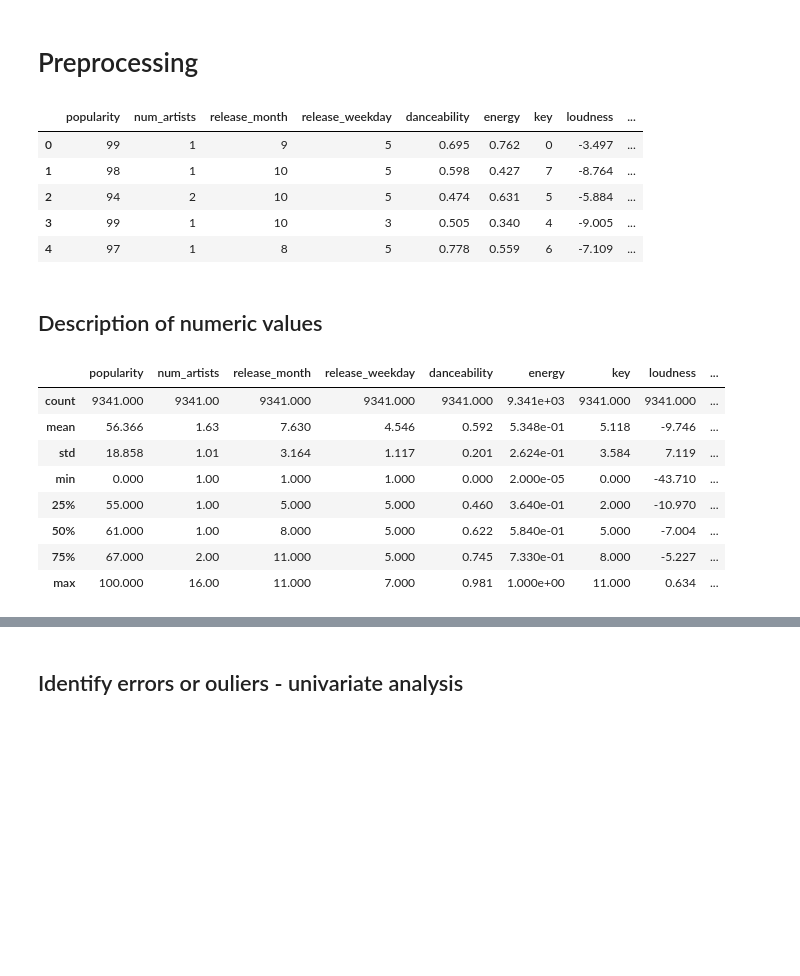
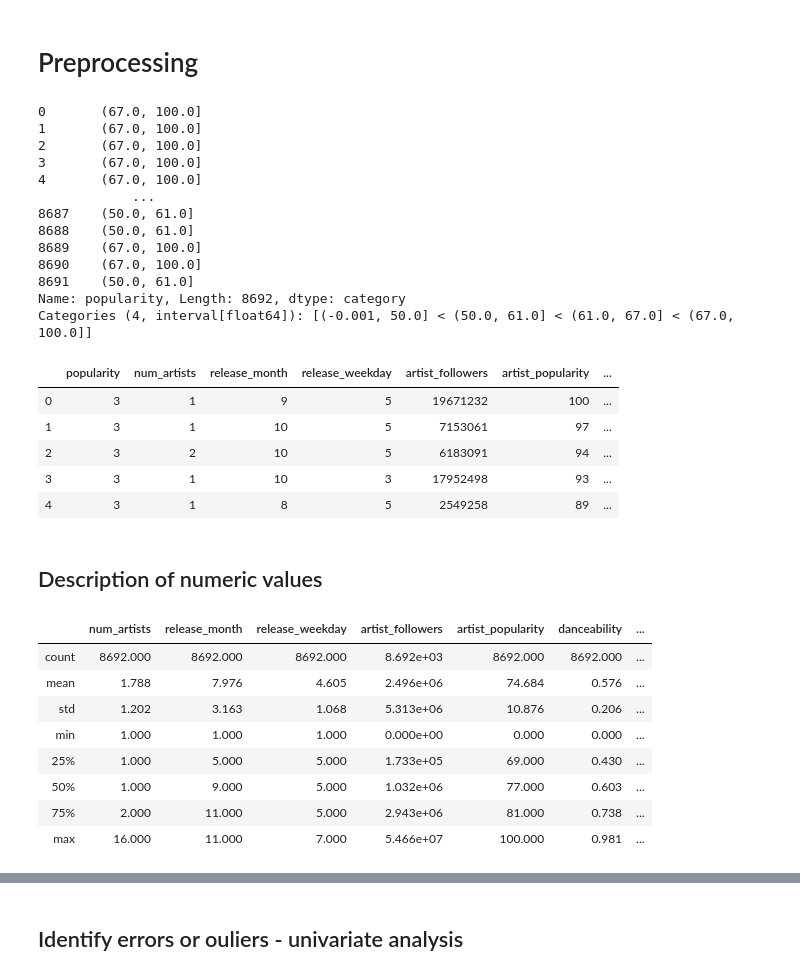
Before and after one commit to feliperamis/spotify-track-prediction, a Jupyter notebook: test-notebooks/preprocessing.ipynb, the cells around one changed output, grey strips where cells are left out. Saved outputs shown, nothing was run; the diff lists cells and outputs as text; code cells hidden in the pictures; blank space fills up the shorter version.

```diff
--- a/test-notebooks/preprocessing.ipynb
+++ b/test-notebooks/preprocessing.ipynb
@@ -2,46 +2,62 @@
 # Preprocessing
 # %%
 %matplotlib inline
-import pandas
+import pandas as pd
 import matplotlib.pyplot as plt
 from pandas import plotting
 import numpy as np
 
 pandas.set_option('display.max_columns', None)
 pandas.set_option('display.expand_frame_repr', False)
 pandas.set_option('max_colwidth', -1)
 pandas.set_option('display.precision', 3)
 
-data = pandas.read_csv('./spotify-track-prediction/datasets/SpotifyAudioFeatures-full.csv')
+data = pandas.read_csv('../datasets/SpotifyAudioFeatures-full-29Nov.csv')
 data['duration'] = data['duration_ms']*(1/1000)*(1/60)
 data = data.drop(labels='Unnamed: 0',axis=1)
 data = data.drop(labels='duration_ms',axis=1)
 data = data.drop(labels='artist_name',axis=1)
 data = data.drop(labels='track_name',axis=1)
 data = data.drop(labels='track_id',axis=1)
 
+# We want to transform popularity to
+print(pd.qcut(data['popularity'], 4))
+data['popularity'] = pd.qcut(data['popularity'], 4,labels=[0,1,2,3])
 data.head()
 # %% [output]
+0       (67.0, 100.0]
+1       (67.0, 100.0]
+2       (67.0, 100.0]
+3       (67.0, 100.0]
+4       (67.0, 100.0]
+            ...
+8687    (50.0, 61.0]
+8688    (50.0, 61.0]
+8689    (67.0, 100.0]
+8690    (67.0, 100.0]
+8691    (50.0, 61.0]
+Name: popularity, Length: 8692, dtype: category
+Categories (4, interval[float64]): [(-0.001, 50.0] < (50.0, 61.0] < (61.0, 67.0] < (67.0, 100.0]]
-|  | popularity | num_artists | release_month | release_weekday | danceability | energy | key | loudness | ... |
-| 0 | 99 | 1 | 9 | 5 | 0.695 | 0.762 | 0 | -3.497 | ... |
-| 1 | 98 | 1 | 10 | 5 | 0.598 | 0.427 | 7 | -8.764 | ... |
-| 2 | 94 | 2 | 10 | 5 | 0.474 | 0.631 | 5 | -5.884 | ... |
-| 3 | 99 | 1 | 10 | 3 | 0.505 | 0.340 | 4 | -9.005 | ... |
-| 4 | 97 | 1 | 8 | 5 | 0.778 | 0.559 | 6 | -7.109 | ... |
+|  | popularity | num_artists | release_month | release_weekday | artist_followers | artist_popularity | ... |
+| 0 | 3 | 1 | 9 | 5 | 19671232 | 100 | ... |
+| 1 | 3 | 1 | 10 | 5 | 7153061 | 97 | ... |
+| 2 | 3 | 2 | 10 | 5 | 6183091 | 94 | ... |
+| 3 | 3 | 1 | 10 | 3 | 17952498 | 93 | ... |
+| 4 | 3 | 1 | 8 | 5 | 2549258 | 89 | ... |
 # %% [markdown]
 ## Description of numeric values
 # %%
 data.describe(include=[np.number])
 # %% [output]
-|  | popularity | num_artists | release_month | release_weekday | danceability | energy | key | loudness | ... |
-| count | 9341.000 | 9341.00 | 9341.000 | 9341.000 | 9341.000 | 9.341e+03 | 9341.000 | 9341.000 | ... |
-| mean | 56.366 | 1.63 | 7.630 | 4.546 | 0.592 | 5.348e-01 | 5.118 | -9.746 | ... |
-| std | 18.858 | 1.01 | 3.164 | 1.117 | 0.201 | 2.624e-01 | 3.584 | 7.119 | ... |
-| min | 0.000 | 1.00 | 1.000 | 1.000 | 0.000 | 2.000e-05 | 0.000 | -43.710 | ... |
-| 25% | 55.000 | 1.00 | 5.000 | 5.000 | 0.460 | 3.640e-01 | 2.000 | -10.970 | ... |
-| 50% | 61.000 | 1.00 | 8.000 | 5.000 | 0.622 | 5.840e-01 | 5.000 | -7.004 | ... |
-| 75% | 67.000 | 2.00 | 11.000 | 5.000 | 0.745 | 7.330e-01 | 8.000 | -5.227 | ... |
-| max | 100.000 | 16.00 | 11.000 | 7.000 | 0.981 | 1.000e+00 | 11.000 | 0.634 | ... |
+|  | num_artists | release_month | release_weekday | artist_followers | artist_popularity | danceability | ... |
+| count | 8692.000 | 8692.000 | 8692.000 | 8.692e+03 | 8692.000 | 8692.000 | ... |
+| mean | 1.788 | 7.976 | 4.605 | 2.496e+06 | 74.684 | 0.576 | ... |
+| std | 1.202 | 3.163 | 1.068 | 5.313e+06 | 10.876 | 0.206 | ... |
+| min | 1.000 | 1.000 | 1.000 | 0.000e+00 | 0.000 | 0.000 | ... |
+| 25% | 1.000 | 5.000 | 5.000 | 1.733e+05 | 69.000 | 0.430 | ... |
+| 50% | 1.000 | 9.000 | 5.000 | 1.032e+06 | 77.000 | 0.603 | ... |
+| 75% | 2.000 | 11.000 | 5.000 | 2.943e+06 | 81.000 | 0.738 | ... |
+| max | 16.000 | 11.000 | 7.000 | 5.466e+07 | 100.000 | 0.981 | ... |
 # %%
 data.hist(column=['popularity', 'danceability', 'key','liveness', 'duration', 'time_signature', 'release_month'],  bins=20, figsize=[7,7])
 print("Histograms")
```
Also changed, not shown: parts of 11 cells of this notebook, 2 other files.
